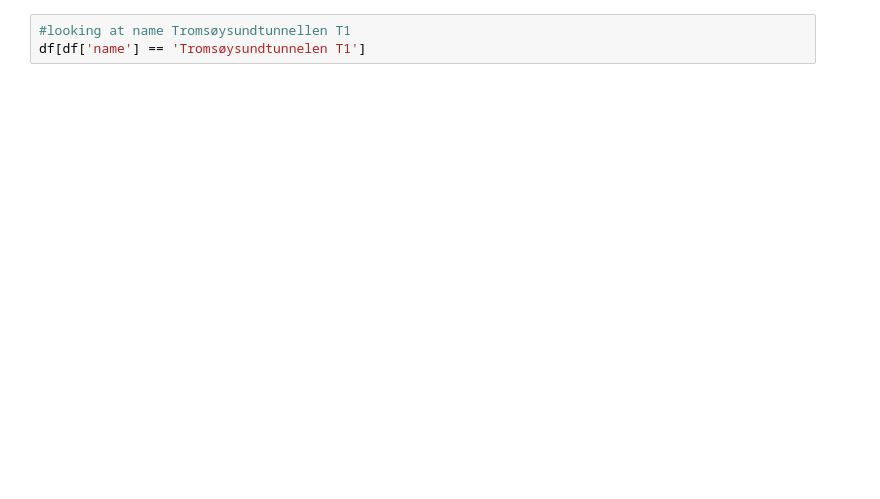
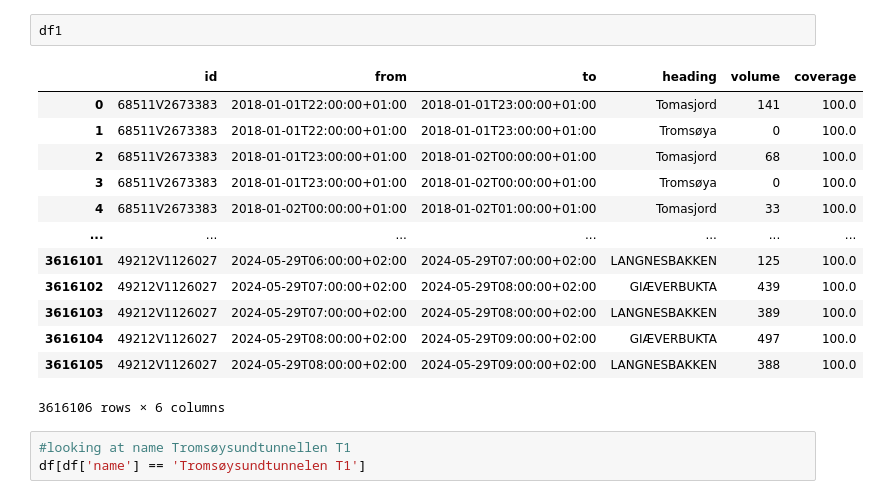
Before and after one commit to Danieljoha/Uit, a Jupyter notebook: Year 2/Semester 2/SOK-2011/Presentasjon/Untitled-1.ipynb, the cells around one changed output. Cells and saved outputs as stored; diff of their text form; blank space fills up the shorter version.

```diff
--- a/Year 2/Semester 2/SOK-2011/Presentasjon/Untitled-1.ipynb
+++ b/Year 2/Semester 2/SOK-2011/Presentasjon/Untitled-1.ipynb
@@ -173,3 +1303,19 @@ MemoryError: Unable to allocate 8.69 GiB for an array with shape (3, 388814820)
+# %%
+df1
+# %% [output]
+|  | id | from | to | heading | volume | coverage |
+| 0 | 68511V2673383 | 2018-01-01T22:00:00+01:00 | 2018-01-01T23:00:00+01:00 | Tomasjord | 141 | 100.0 |
+| 1 | 68511V2673383 | 2018-01-01T22:00:00+01:00 | 2018-01-01T23:00:00+01:00 | Tromsøya | 0 | 100.0 |
+| 2 | 68511V2673383 | 2018-01-01T23:00:00+01:00 | 2018-01-02T00:00:00+01:00 | Tomasjord | 68 | 100.0 |
+| 3 | 68511V2673383 | 2018-01-01T23:00:00+01:00 | 2018-01-02T00:00:00+01:00 | Tromsøya | 0 | 100.0 |
+| 4 | 68511V2673383 | 2018-01-02T00:00:00+01:00 | 2018-01-02T01:00:00+01:00 | Tomasjord | 33 | 100.0 |
+| ... | ... | ... | ... | ... | ... | ... |
+| 3616101 | 49212V1126027 | 2024-05-29T06:00:00+02:00 | 2024-05-29T07:00:00+02:00 | LANGNESBAKKEN | 125 | 100.0 |
+| 3616102 | 49212V1126027 | 2024-05-29T07:00:00+02:00 | 2024-05-29T08:00:00+02:00 | GIÆVERBUKTA | 439 | 100.0 |
+| 3616103 | 49212V1126027 | 2024-05-29T07:00:00+02:00 | 2024-05-29T08:00:00+02:00 | LANGNESBAKKEN | 389 | 100.0 |
+| 3616104 | 49212V1126027 | 2024-05-29T08:00:00+02:00 | 2024-05-29T09:00:00+02:00 | GIÆVERBUKTA | 497 | 100.0 |
+| 3616105 | 49212V1126027 | 2024-05-29T08:00:00+02:00 | 2024-05-29T09:00:00+02:00 | LANGNESBAKKEN | 388 | 100.0 |
+3616106 rows × 6 columns
 # %%
 #looking at name Tromsøysundtunnellen T1
 df[df['name'] == 'Tromsøysundtunnelen T1']
```
Also changed, not shown: parts of 18 cells of this notebook, 5 other files.
